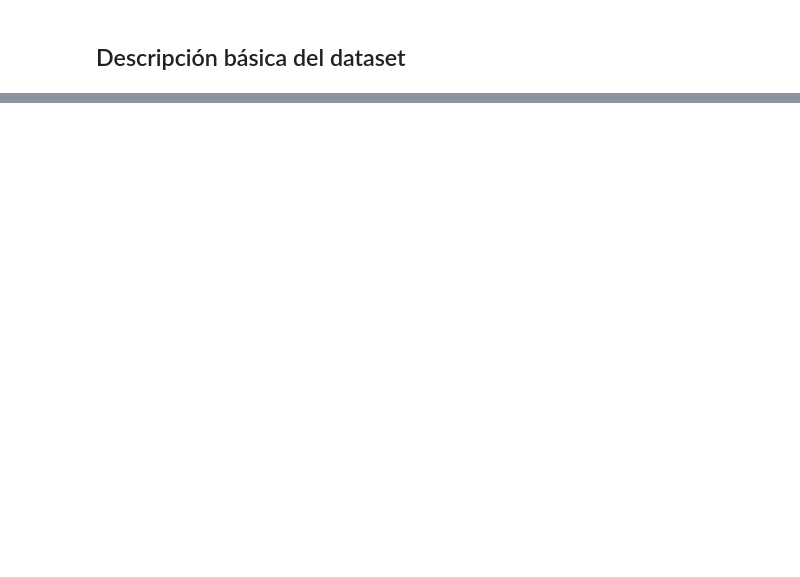
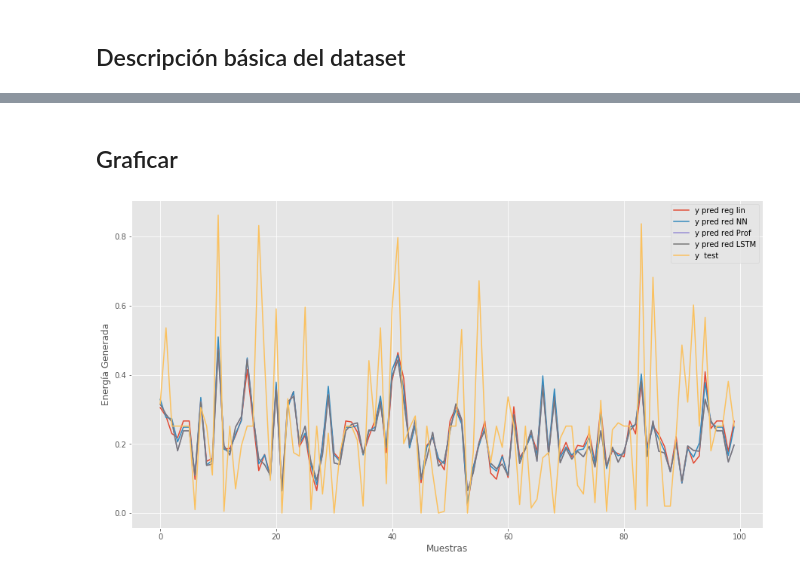
Before and after one commit to manumoya/TesisCivInfUSACH, a Jupyter notebook: 06.JupiterNote/compara_resultado.ipynb, the cells around one changed output, grey strips where cells are left out. Drawn from its saved outputs; the diff is of its cells as text; code cells hidden in the pictures; blank space fills up the shorter version.

```diff
--- a/06.JupiterNote/compara_resultado.ipynb
+++ b/06.JupiterNote/compara_resultado.ipynb
@@ -30,0 +41,6 @@ plot = df[['real', 'reglin', 'redneu', 'deep']].plot(figsize=(10, 8))
+# %%
+## lee prediccion regresion lineal
+pred_reg_lin = pd.read_csv("/Users/manuelmoya/Documents/USACH/2019-1er/Tesis/1.Desarrollo/05.AnalisisDatos/Datos/pred_iter1_reglin.csv", index_col=0)
+
+## Mostrar detalles de archivo
+pred_reg_lin.head()
@@ -30,0 +54,6 @@ plot = df[['real', 'reglin', 'redneu', 'deep']].plot(figsize=(10, 8))
+# %%
+## lee prediccion regresion lineal
+pred_reg_redNN = pd.read_csv("/Users/manuelmoya/Documents/USACH/2019-1er/Tesis/1.Desarrollo/05.AnalisisDatos/Datos/pred_iter1_redNN.csv", index_col=0)
+
+## Mostrar detalles de archivo
+pred_reg_redNN.head()
@@ -30,0 +67,6 @@ plot = df[['real', 'reglin', 'redneu', 'deep']].plot(figsize=(10, 8))
+# %%
+## lee prediccion regresion lineal
+pred_reg_deepNN = pd.read_csv("/Users/manuelmoya/Documents/USACH/2019-1er/Tesis/1.Desarrollo/05.AnalisisDatos/Datos/pred_iter1_deepNN.csv", index_col=0)
+
+## Mostrar detalles de archivo
+pred_reg_deepNN.head()
@@ -30,0 +93,30 @@ plot = df[['real', 'reglin', 'redneu', 'deep']].plot(figsize=(10, 8))
+# %% [markdown]
+## Graficar
+# %%
+pred_reg_LSTM_plot = pred_reg_LSTM.values
+pred_reg_deepNN_plot= pred_reg_deepNN.values
+pred_reg_lin_plot = pred_reg_lin.values
+pred_reg_redNN_plot = pred_reg_redNN.values
+y_test_plot = y_test[2000:2100]
+# %%
+plt.plot(pred_reg_lin_plot, label ="y pred reg lin")
+plt.plot(pred_reg_redNN_plot, label ="y pred red NN")
+plt.plot(pred_reg_deepNN_plot, label ="y pred red Prof")
+plt.plot(pred_reg_deepNN_plot, label ="y pred red LSTM")
+plt.plot(y_test_plot, label ="y  test")
+#plt.plot(trainPredictPlot, label ="train pred" )
+#plt.title("NN con %i neuronas, correlacion: %.2f" % (neuronas, corr[1][0] * 100))
+plt.ylabel("Energía Generada")
+plt.xlabel("Muestras")
+plt.legend()
+plt.show()
+
+
+#plt.plot(df.real, df.reglin, "ro")
+#plt.xlabel("real")
+#plt.ylabel("reg lin")
+
+
+#plot = df[['real', 'reglin', 'redneu', 'deep']].plot(figsize=(10, 8))
+# %% [output]
+[figure, added]
```
Also changed, not shown: parts of 11 cells of this notebook, 12 other files.
